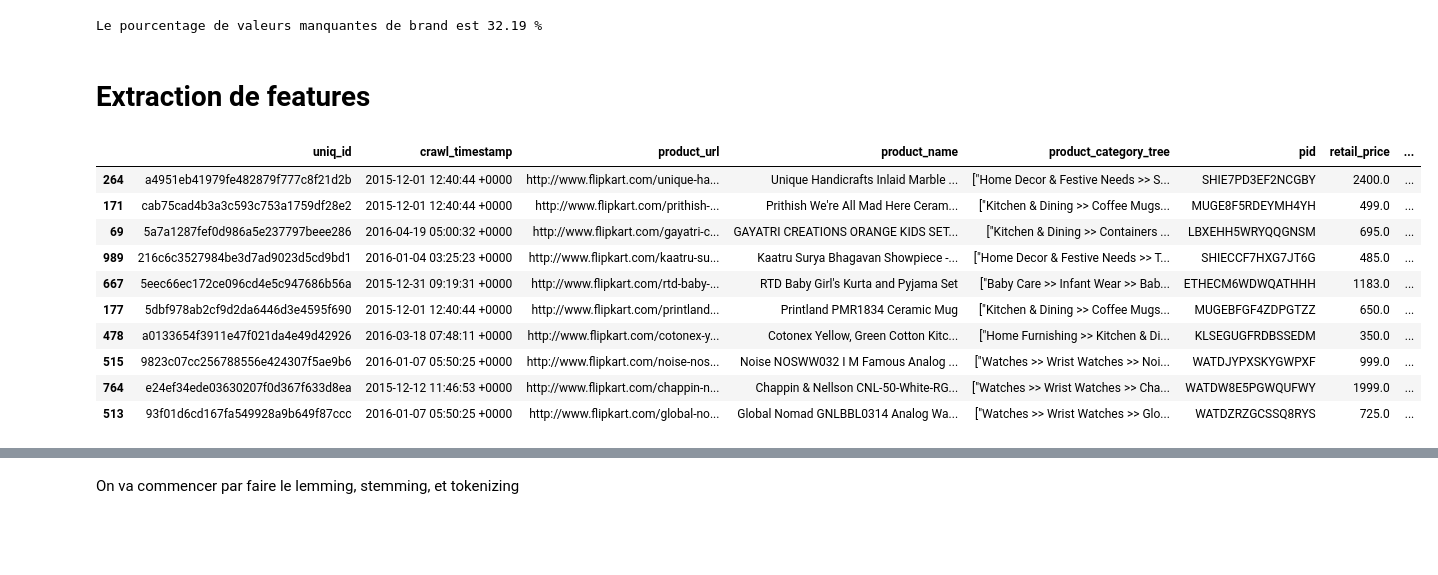
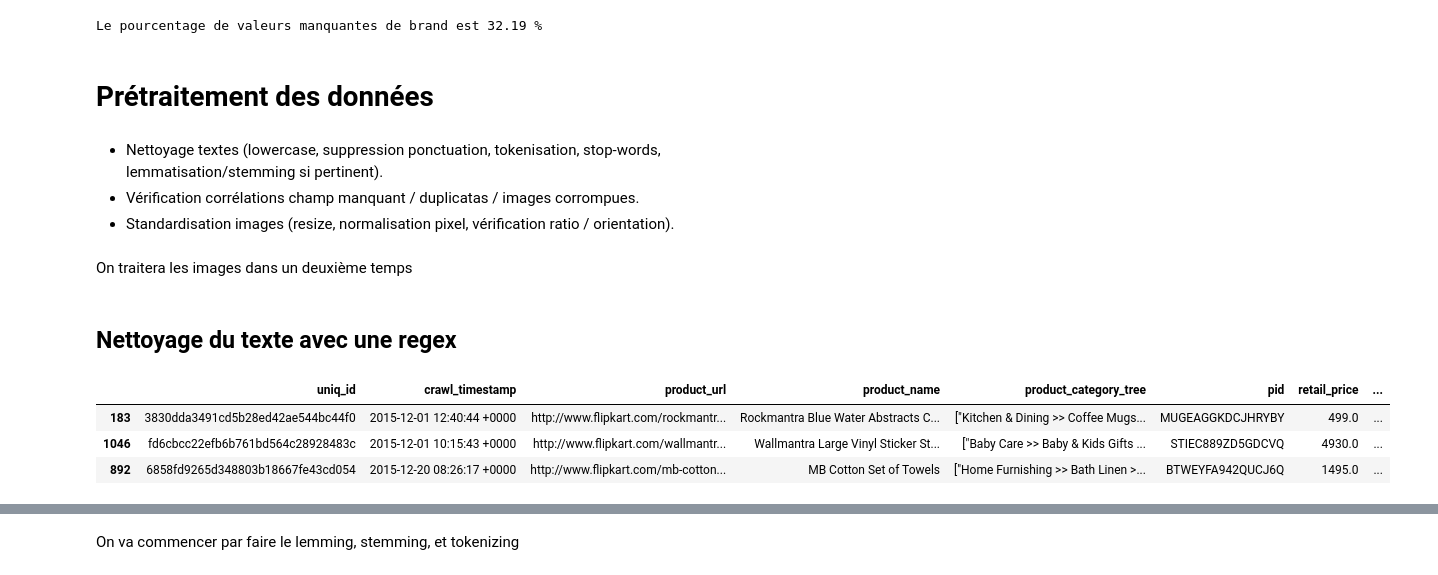
Before and after one commit to JeanProjets/Projet_6, a Jupyter notebook: Projet_6_feature_text.ipynb, the cells around one changed output, grey strips where cells are left out. Drawn from its saved outputs; the diff is of its cells as text; code cells hidden in the pictures; blank space fills up the shorter version.

Commit message:
Ajout du prétraitement des données textuelles
Ajout des sections de nettoyage de texte avec regex et téléchargement du package NLTK averaged_perceptron_tagger pour le traitement du texte.

```diff
--- a/Projet_6_feature_text.ipynb
+++ b/Projet_6_feature_text.ipynb
@@ -143,19 +148,20 @@ for name_variable in list_variable:
     print(f"Le pourcentage de valeurs manquantes de {name_variable} est {df[name_variable].isna().sum()/df.shape[0]*100:.2f} %")
 # %% [output]
 Le pourcentage de valeurs manquantes de brand est 32.19 %
-# %% [markdown]
-# Extraction de features
+# %% [markdown]
+# Prétraitement des données
+# %% [markdown]
+- Nettoyage textes (lowercase, suppression ponctuation, tokenisation, stop-words, lemmatisation/stemming si pertinent).
+- Vérification corrélations champ manquant / duplicatas / images corrompues.
+- Standardisation images (resize, normalisation pixel, vérification ratio / orientation).
+# %% [markdown]
+On traitera les images dans un deuxième temps
+# %% [markdown]
+## Nettoyage du texte avec une regex
 # %%
-df.sample(10)
+df.sample(3)
 # %% [output]
 |  | uniq_id | crawl_timestamp | product_url | product_name | product_category_tree | pid | retail_price | ... |
-| 264 | a4951eb41979fe482879f777c8f21d2b | 2015-12-01 12:40:44 +0000 | http://www.flipkart.com/unique-ha... | Unique Handicrafts Inlaid Marble ... | ["Home Decor & Festive Needs >> S... | SHIE7PD3EF2NCGBY | 2400.0 | ... |
-| 171 | cab75cad4b3a3c593c753a1759df28e2 | 2015-12-01 12:40:44 +0000 | http://www.flipkart.com/prithish-... | Prithish We're All Mad Here Ceram... | ["Kitchen & Dining >> Coffee Mugs... | MUGE8F5RDEYMH4YH | 499.0 | ... |
-| 69 | 5a7a1287fef0d986a5e237797beee286 | 2016-04-19 05:00:32 +0000 | http://www.flipkart.com/gayatri-c... | GAYATRI CREATIONS ORANGE KIDS SET... | ["Kitchen & Dining >> Containers ... | LBXEHH5WRYQQGNSM | 695.0 | ... |
-| 989 | 216c6c3527984be3d7ad9023d5cd9bd1 | 2016-01-04 03:25:23 +0000 | http://www.flipkart.com/kaatru-su... | Kaatru Surya Bhagavan Showpiece -... | ["Home Decor & Festive Needs >> T... | SHIECCF7HXG7JT6G | 485.0 | ... |
-| 667 | 5eec66ec172ce096cd4e5c947686b56a | 2015-12-31 09:19:31 +0000 | http://www.flipkart.com/rtd-baby-... | RTD Baby Girl's Kurta and Pyjama Set | ["Baby Care >> Infant Wear >> Bab... | ETHECM6WDWQATHHH | 1183.0 | ... |
-| 177 | 5dbf978ab2cf9d2da6446d3e4595f690 | 2015-12-01 12:40:44 +0000 | http://www.flipkart.com/printland... | Printland PMR1834 Ceramic Mug | ["Kitchen & Dining >> Coffee Mugs... | MUGEBFGF4ZDPGTZZ | 650.0 | ... |
-| 478 | a0133654f3911e47f021da4e49d42926 | 2016-03-18 07:48:11 +0000 | http://www.flipkart.com/cotonex-y... | Cotonex Yellow, Green Cotton Kitc... | ["Home Furnishing >> Kitchen & Di... | KLSEGUGFRDBSSEDM | 350.0 | ... |
-| 515 | 9823c07cc256788556e424307f5ae9b6 | 2016-01-07 05:50:25 +0000 | http://www.flipkart.com/noise-nos... | Noise NOSWW032 I M Famous Analog ... | ["Watches >> Wrist Watches >> Noi... | WATDJYPXSKYGWPXF | 999.0 | ... |
-| 764 | e24ef34ede03630207f0d367f633d8ea | 2015-12-12 11:46:53 +0000 | http://www.flipkart.com/chappin-n... | Chappin & Nellson CNL-50-White-RG... | ["Watches >> Wrist Watches >> Cha... | WATDW8E5PGWQUFWY | 1999.0 | ... |
-| 513 | 93f01d6cd167fa549928a9b649f87ccc | 2016-01-07 05:50:25 +0000 | http://www.flipkart.com/global-no... | Global Nomad GNLBBL0314 Analog Wa... | ["Watches >> Wrist Watches >> Glo... | WATDZRZGCSSQ8RYS | 725.0 | ... |
+| 183 | 3830dda3491cd5b28ed42ae544bc44f0 | 2015-12-01 12:40:44 +0000 | http://www.flipkart.com/rockmantr... | Rockmantra Blue Water Abstracts C... | ["Kitchen & Dining >> Coffee Mugs... | MUGEAGGKDCJHRYBY | 499.0 | ... |
+| 1046 | fd6cbcc22efb6b761bd564c28928483c | 2015-12-01 10:15:43 +0000 | http://www.flipkart.com/wallmantr... | Wallmantra Large Vinyl Sticker St... | ["Baby Care >> Baby & Kids Gifts ... | STIEC889ZD5GDCVQ | 4930.0 | ... |
+| 892 | 6858fd9265d348803b18667fe43cd054 | 2015-12-20 08:26:17 +0000 | http://www.flipkart.com/mb-cotton... | MB Cotton Set of Towels | ["Home Furnishing >> Bath Linen >... | BTWEYFA942QUCJ6Q | 1495.0 | ... |
```
Also changed, not shown: parts of 21 cells of this notebook.
